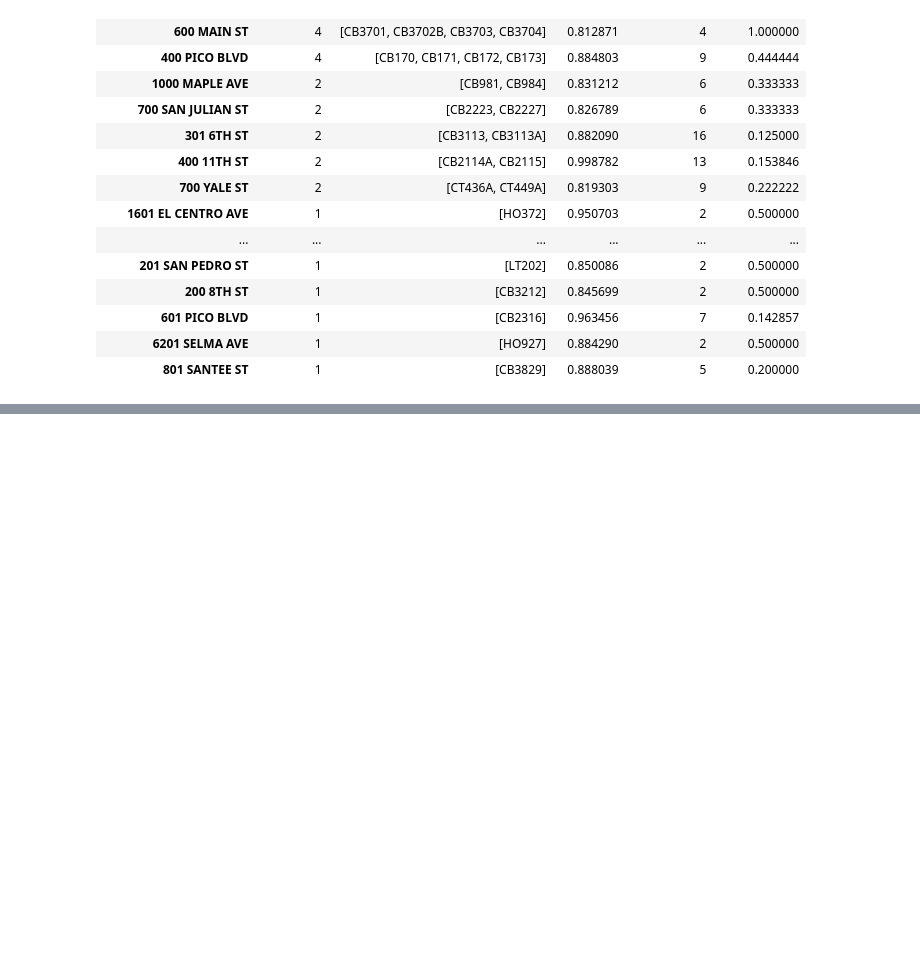
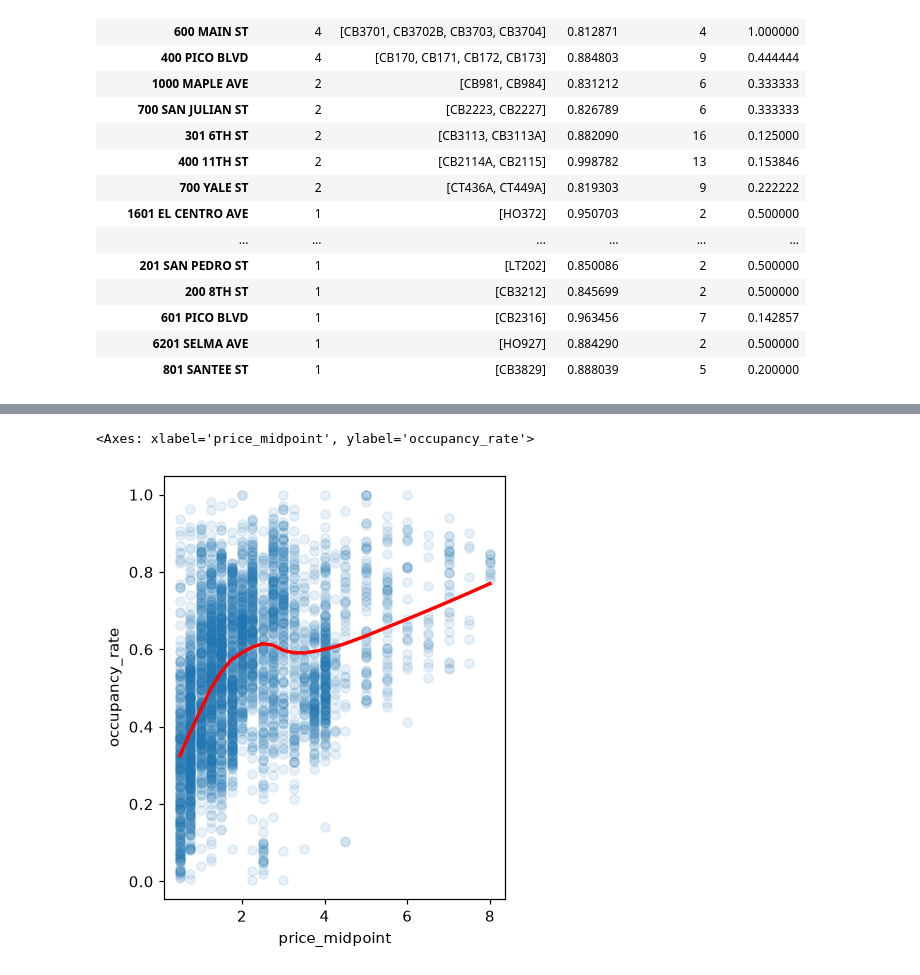
Before and after one commit to finnrcase/Spotless, a Jupyter notebook: Visualization/01_cumprice.ipynb, the cells around one changed output, grey strips where cells are left out. Drawn from its saved outputs; the diff is of its cells as text; code cells hidden in the pictures; blank space fills up the shorter version.

```diff
--- a/Visualization/01_cumprice.ipynb
+++ b/Visualization/01_cumprice.ipynb
@@ -202,0 +233,8 @@ bf_groups
+# %%
+fig, ax = plt.subplots(figsize=(4, 5))
+ax.scatter(df['price_midpoint'], df['occupancy_rate'], alpha=0.1)
+sns.regplot(data=df, x='price_midpoint', y='occupancy_rate',
+            lowess=True, scatter=False, color='red', ax=ax)
+# %% [output]
+<Axes: xlabel='price_midpoint', ylabel='occupancy_rate'>
+[figure, added]
```
Also changed, not shown: parts of 3 cells of this notebook, 2 other files.
